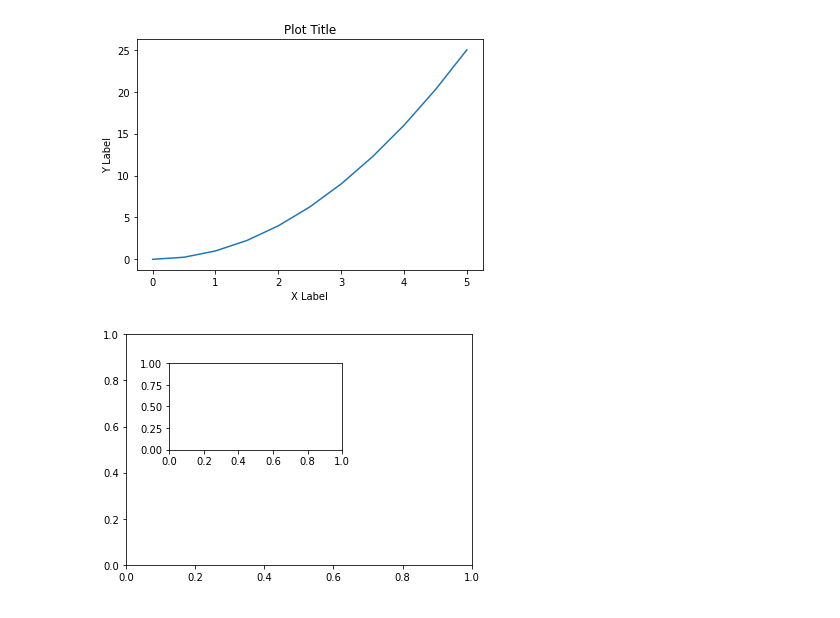
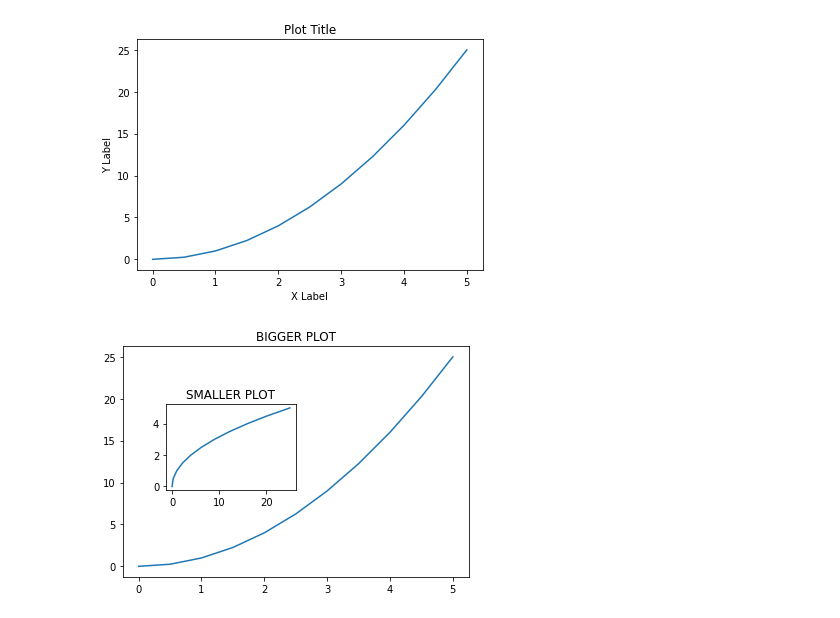
Before and after one commit to faspy/monty_python, a Jupyter notebook: 04_Matplotlib.ipynb, the cells around one changed output. Drawn from its saved outputs; the diff is of its cells as text; code cells hidden in the pictures.

```diff
--- a/04_Matplotlib.ipynb
+++ b/04_Matplotlib.ipynb
@@ -48,7 +46,14 @@ Text(0.5, 1.0, 'Plot Title')
 [figure]
 # %%
 fig = plt.figure()
-axes1 = fig.add_axes([0.1,0.1,0.8,0.8])
-axes2 = fig.add_axes([0.2,0.5,0.4,0.3])
+axes1 = fig.add_axes([0.0,0.0,0.8,0.8])
+axes2 = fig.add_axes([0.1,0.3,0.3,0.3])
+axes1.plot(x,y)
+axes2.plot(y,x)
+
+axes1.set_title('BIGGER PLOT')
+axes2.set_title('SMALLER PLOT')
+
+plt.show()
 # %% [output]
-[figure, old version]
+[figure, new version]
```
Also changed, not shown: parts of 5 cells of this notebook.
